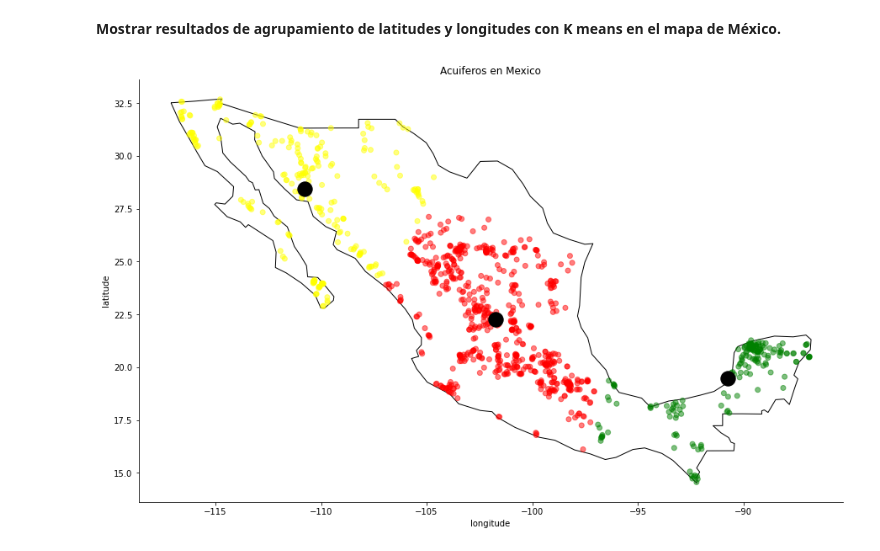
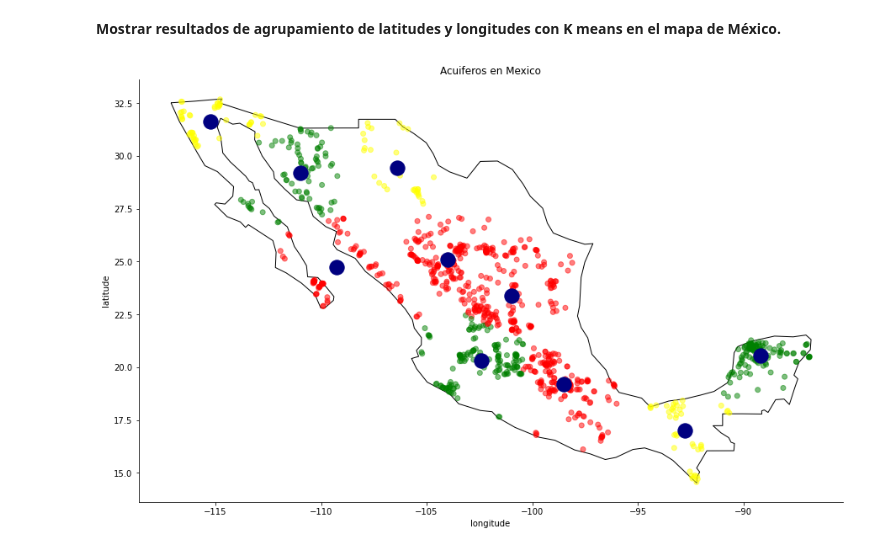
Before and after one commit to PosgradoMNA/actividades-del-projecto-equipo-71, a Jupyter notebook: Reto_Entrega_1_Equipo_71.ipynb, the cells around one changed output. Drawn from its saved outputs; the diff is of its cells as text; code cells hidden in the pictures.

```diff
--- a/Reto_Entrega_1_Equipo_71.ipynb
+++ b/Reto_Entrega_1_Equipo_71.ipynb
@@ -506,10 +506,10 @@ plt.show()
 # %% [output]
 [figure]
 # %%
-# Plotting 3 clusters
+# Plotting 10 clusters
 x = df[['LONGITUD', 'LATITUD']]
-# Seleccionando 3 clusters
-kmeans = KMeans(n_clusters=3).fit(x)
+# Seleccionando 10 clusters
+kmeans = KMeans(n_clusters=10).fit(x)
 # Sacando los centroides
 centroids = kmeans.cluster_centers_
 labels = kmeans.predict(x)
@@ -583,24 +590,24 @@ Name: CALIDAD_COLI_FEC, dtype: int64
 **Mostrar resultados de agrupamiento de latitudes y longitudes con K means en el mapa de México.**
 # %%
 fig, gax = plt.subplots(figsize=(15,10))
-colors = ['red','yellow','green']
+colors = ['red','yellow','green','red','yellow','green','red','yellow','green','red','yellow','green','red','yellow','green','red','yellow','green','red','yellow','green','red','yellow','green', 'red','yellow','green','red','yellow','green','red','yellow','green','red','yellow','green','red','yellow','green','red','yellow','green','red','yellow','green','red','yellow','green']
 color_asig = []
 
 for row in labels:
   color_asig.append(colors[row])
 
 world.query("name == 'Mexico'").plot(ax = gax, edgecolor='black', color='white')
 
 points_map.plot(ax=gax, color=color_asig, alpha = 0.5)
-centroids_points.plot(ax=gax, color="black", alpha = 1, markersize = 300)
+centroids_points.plot(ax=gax, color="Navy", alpha = 1, markersize = 300)
 
 gax.set_xlabel('longitude')
 gax.set_ylabel('latitude')
 gax.set_title('Acuiferos en Mexico')
 
 gax.spines['top'].set_visible(False)
 gax.spines['right'].set_visible(False)
 
 plt.show()
 # %% [output]
-[figure, old version]
+[figure, new version]
```
Also changed, not shown: parts of 2 cells of this notebook.
